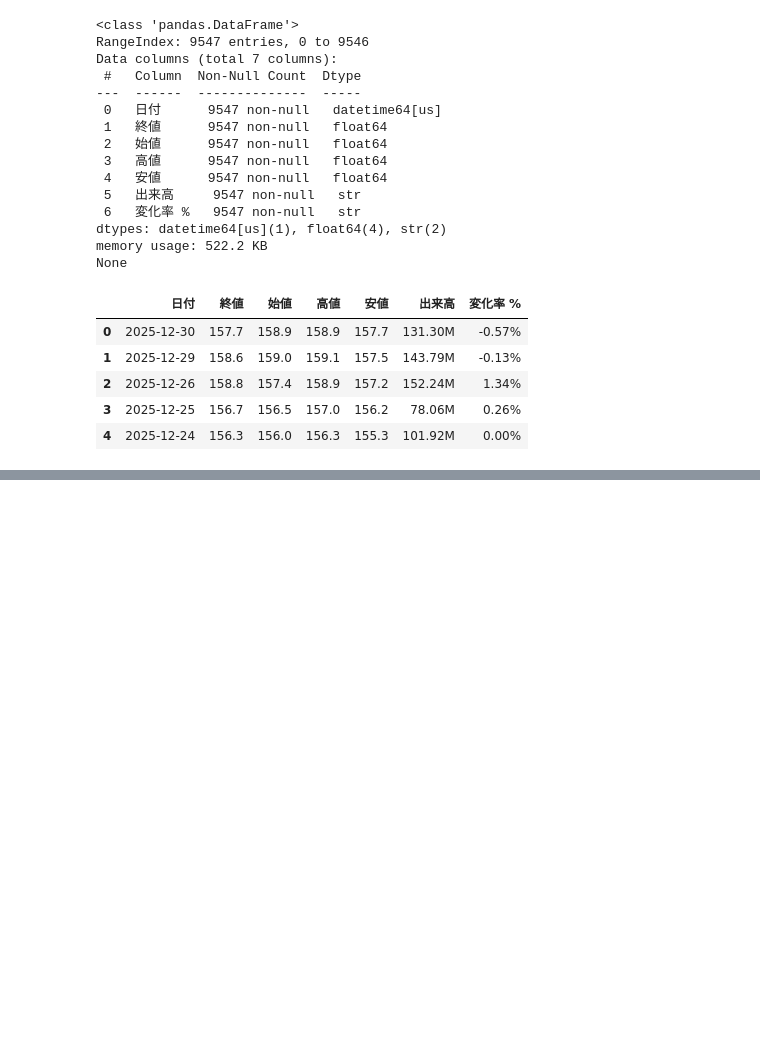
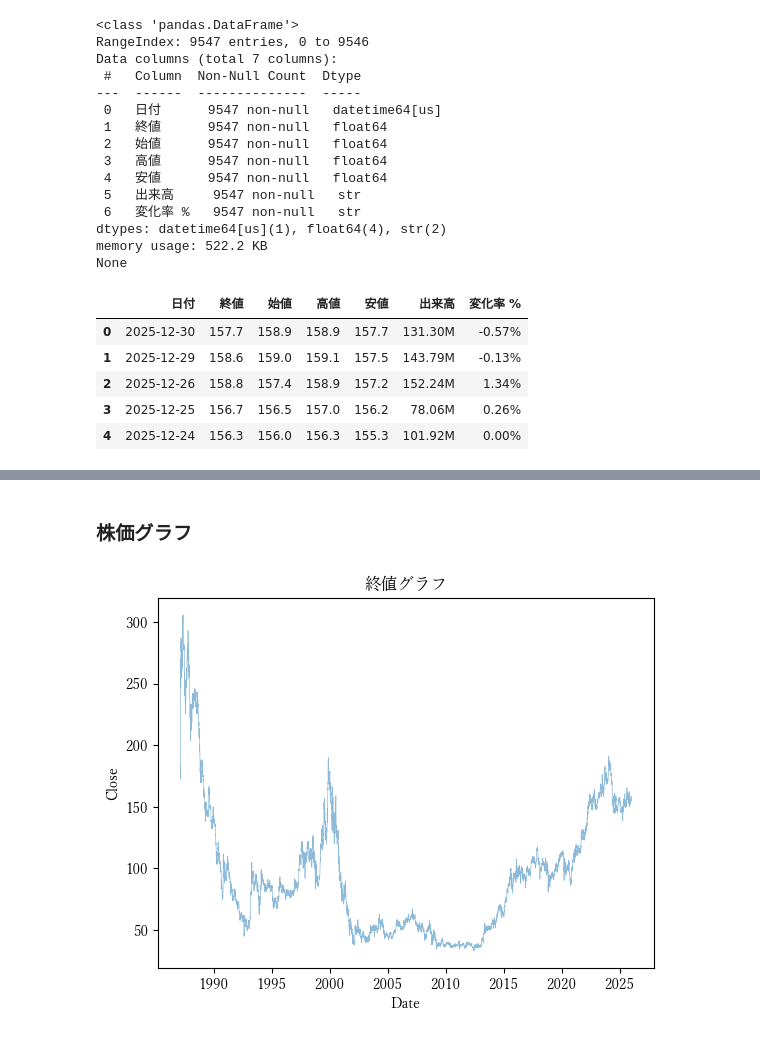
Before and after one commit to lktoby/stock_price, a Jupyter notebook: stock_price.ipynb, the cells around one changed output, grey strips where cells are left out. Cells and saved outputs as stored; diff of their text form; code cells hidden in the pictures; blank space fills up the shorter version.

Commit message:
drew some graphs based on stock price data

```diff
--- a/stock_price.ipynb
+++ b/stock_price.ipynb
@@ -51,3 +58,10 @@ None
 | 2 | 2025-12-26 | 158.8 | 157.4 | 158.9 | 157.2 | 152.24M | 1.34% |
 | 3 | 2025-12-25 | 156.7 | 156.5 | 157.0 | 156.2 | 78.06M | 0.26% |
 | 4 | 2025-12-24 | 156.3 | 156.0 | 156.3 | 155.3 | 101.92M | 0.00% |
+# %%
+df["出来高"] = df["出来高"].map(
+    lambda x: float(x[:-1]) * 1e6 if x[-1] == "M" else float(x[:-1]) * 1e9,
+    na_action="ignore",
+)
+print(df.info())
+display(df.head())
@@ -53,0 +90,5 @@ None
+# %%
+df["変化率 %"] = df["変化率 %"].str.slice(stop=-1)
+df["変化率 %"] = pd.to_numeric(df["変化率 %"], errors="raise")
+print(df.info())
+display(df.head())
@@ -53,0 +117,13 @@ None
+# %%
+df = df.rename(
+    columns={
+        "日付": "Date",
+        "終値": "Close",
+        "始値": "Open",
+        "高値": "High",
+        "安値": "Low",
+        "出来高": "Volume",
+        "変化率 %": "Change %",
+    }
+)
+df.head()
@@ -53,0 +137,3 @@ None
+# %%
+df = df.set_index("Date")
+display(df.head())
@@ -53,0 +148,10 @@ None
+# %% [markdown]
+### 株価グラフ
+# %%
+plt.plot(df.index, df["Close"], alpha=0.5, linewidth=0.5)
+plt.xlabel(str(df.index.name))
+plt.ylabel(str(df["Close"].name))
+plt.title("終値グラフ")
+plt.show()
+# %% [output]
+[figure, added]
```
Also changed, not shown: parts of 16 cells of this notebook.
